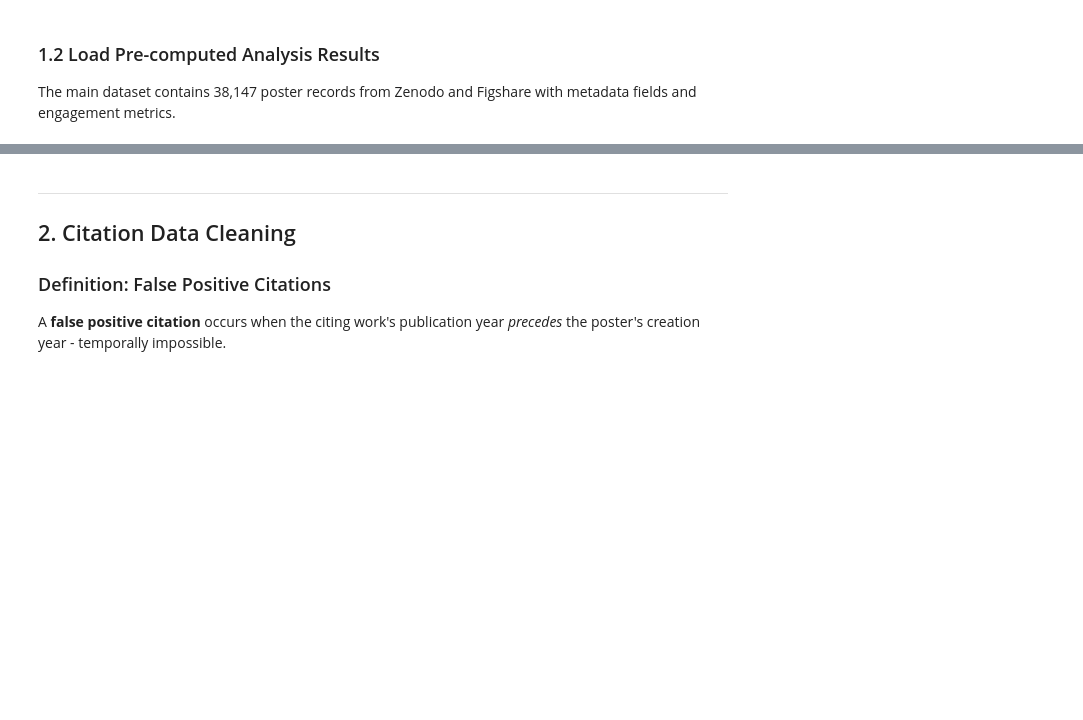
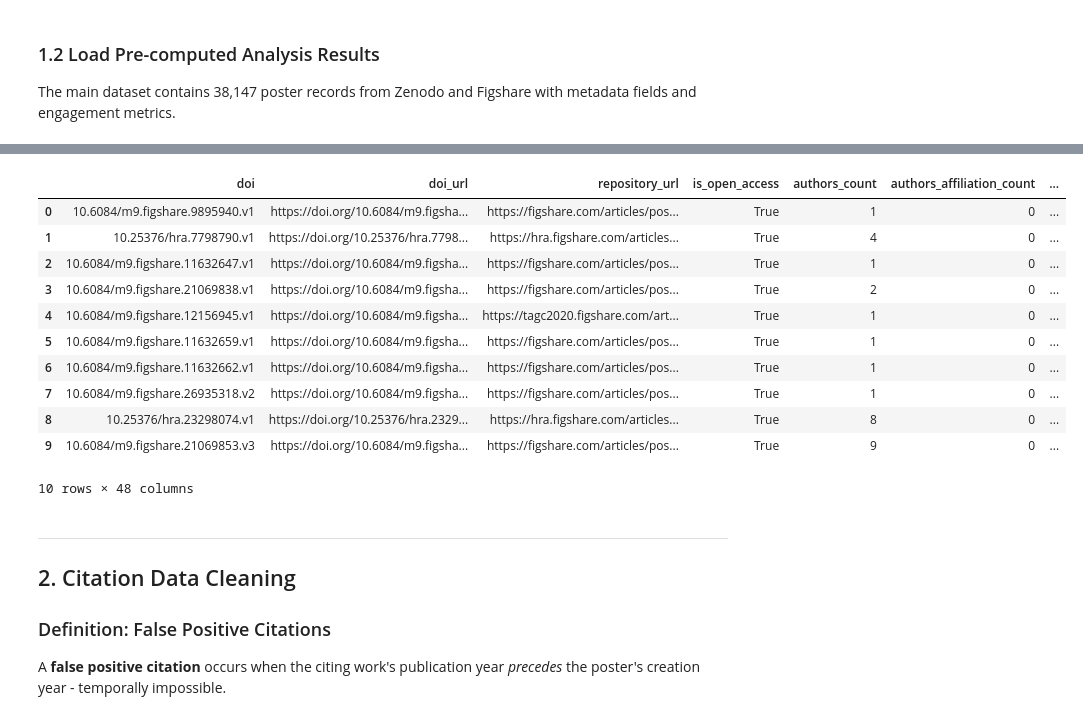
Before and after one commit to fairdataihub/poster-sharing-reuse-paper-code, a Jupyter notebook: poster-reuse.ipynb, the cells around one changed output, grey strips where cells are left out. Cells and saved outputs as stored; diff of their text form; code cells hidden in the pictures; blank space fills up the shorter version.

```diff
--- a/poster-reuse.ipynb
+++ b/poster-reuse.ipynb
@@ -829,7 +786,7 @@ print(f"Analysis notebook initialized: {datetime.now()}")
 
 The main dataset contains 38,147 poster records from Zenodo and Figshare with metadata fields and engagement metrics.
 # %%
-df = pd.read_csv(RESULTS_DIR / "combined-table-analyzed.csv", low_memory=False)
+df_ = pd.read_csv(RESULTS_DIR / "combined-table-analyzed.csv", low_memory=False)
 print(f"Dataset: {df.shape[0]:,} posters x {df.shape[1]} columns")
 print(f"Date range: {df['creation_year'].min():.0f} - {df['creation_year'].max():.0f}")
 # %% [output]
@@ -838,3 +805,18 @@ Date range: 2012 - 2024
+# %%
+df_.head(10)
+# %% [output]
+|  | doi | doi_url | repository_url | is_open_access | authors_count | authors_affiliation_count | ... |
+| 0 | 10.6084/m9.figshare.9895940.v1 | https://doi.org/10.6084/m9.figsha... | https://figshare.com/articles/pos... | True | 1 | 0 | ... |
+| 1 | 10.25376/hra.7798790.v1 | https://doi.org/10.25376/hra.7798... | https://hra.figshare.com/articles... | True | 4 | 0 | ... |
+| 2 | 10.6084/m9.figshare.11632647.v1 | https://doi.org/10.6084/m9.figsha... | https://figshare.com/articles/pos... | True | 1 | 0 | ... |
+| 3 | 10.6084/m9.figshare.21069838.v1 | https://doi.org/10.6084/m9.figsha... | https://figshare.com/articles/pos... | True | 2 | 0 | ... |
+| 4 | 10.6084/m9.figshare.12156945.v1 | https://doi.org/10.6084/m9.figsha... | https://tagc2020.figshare.com/art... | True | 1 | 0 | ... |
+| 5 | 10.6084/m9.figshare.11632659.v1 | https://doi.org/10.6084/m9.figsha... | https://figshare.com/articles/pos... | True | 1 | 0 | ... |
+| 6 | 10.6084/m9.figshare.11632662.v1 | https://doi.org/10.6084/m9.figsha... | https://figshare.com/articles/pos... | True | 1 | 0 | ... |
+| 7 | 10.6084/m9.figshare.26935318.v2 | https://doi.org/10.6084/m9.figsha... | https://figshare.com/articles/pos... | True | 1 | 0 | ... |
+| 8 | 10.25376/hra.23298074.v1 | https://doi.org/10.25376/hra.2329... | https://hra.figshare.com/articles... | True | 8 | 0 | ... |
+| 9 | 10.6084/m9.figshare.21069853.v3 | https://doi.org/10.6084/m9.figsha... | https://figshare.com/articles/pos... | True | 9 | 0 | ... |
+10 rows × 48 columns
 # %% [markdown]
 ---
 <a name="2-citation-cleaning"></a>
```
Also changed, not shown: parts of 12 cells of this notebook.
